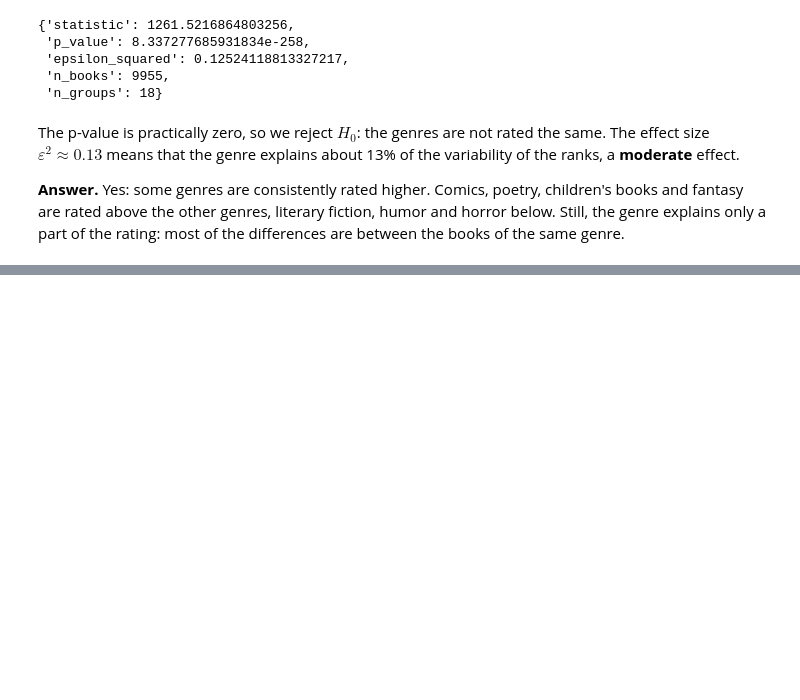
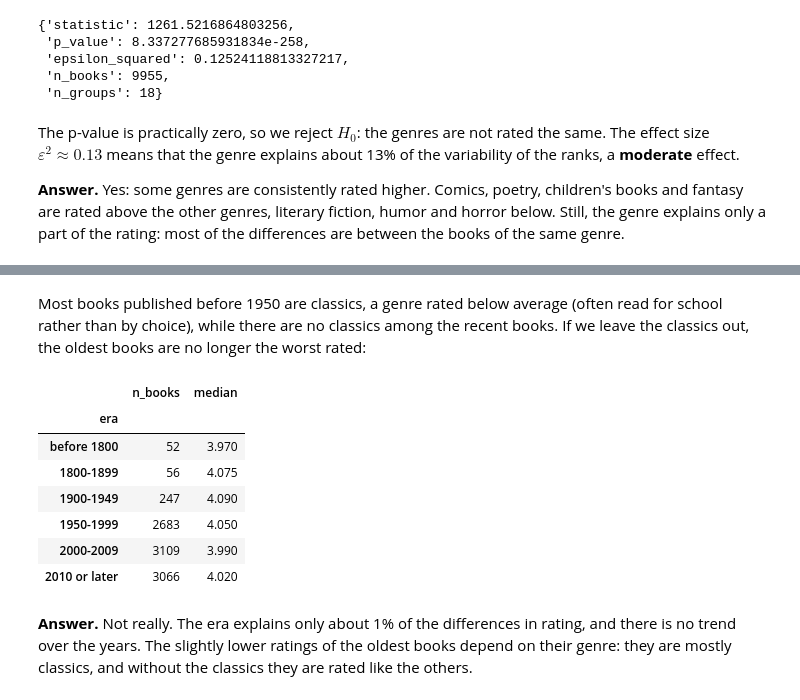
Before and after one commit to mbeyzademirkubuz/book-ratings-insights, a Jupyter notebook: notebooks/walkthrough.ipynb, the cells around one changed output, grey strips where cells are left out. Saved outputs shown, nothing was run; the diff lists cells and outputs as text; code cells hidden in the pictures; blank space fills up the shorter version.

Commit message:
Add publication year analysis

```diff
--- a/notebooks/walkthrough.ipynb
+++ b/notebooks/walkthrough.ipynb
@@ -330,0 +402,22 @@ are between the books of the same genre.
+# %% [markdown]
+Most books published before 1950 are classics, a genre rated below average
+(often read for school rather than by choice), while there are no classics among the
+recent books. If we leave the classics out, the oldest books are no longer the worst
+rated:
+# %%
+not_classics = clean[clean["genre"] != "classics"]
+summarize_by_group(not_classics, "era", sort_by_median=False)[["n_books", "median"]]
+# %% [output]
+|  | n_books | median |
+| era |  |  |
+| before 1800 | 52 | 3.970 |
+| 1800-1899 | 56 | 4.075 |
+| 1900-1949 | 247 | 4.090 |
+| 1950-1999 | 2683 | 4.050 |
+| 2000-2009 | 3109 | 3.990 |
+| 2010 or later | 3066 | 4.020 |
+# %% [markdown]
+**Answer.** Not really. The era explains only about 1% of the differences in
+rating, and there is no trend over the years. The slightly lower ratings of the oldest
+books depend on their genre: they are mostly classics, and without the classics they
+are rated like the others.
```
Also changed, not shown: parts of 10 cells of this notebook, 2 other files.
